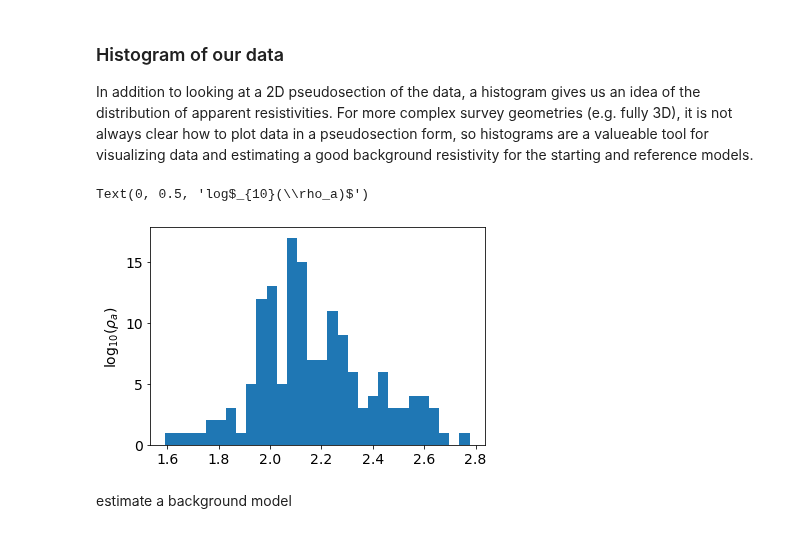
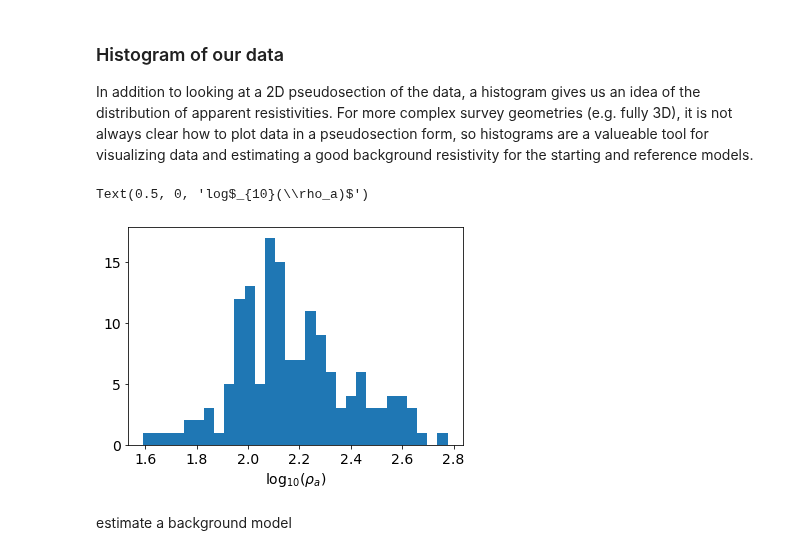
Before and after one commit to simpeg/transform-2020-simpeg, a Jupyter notebook: 1-century-dcip-inversion.ipynb, the cells around one changed output. Drawn from its saved outputs; the diff is of its cells as text; code cells hidden in the pictures.

```diff
--- a/1-century-dcip-inversion.ipynb
+++ b/1-century-dcip-inversion.ipynb
@@ -162,7 +162,6 @@ def read_dcip_data(filename, verbose=True):
         - a_locations: the positive source electrode locations (numpy array)
         - b_locations: the negative source electrode locations (numpy array)
         - m_locations: the receiver locations (list of numpy arrays)
-        - n_locations: the receiver locations (list of numpy arrays)
         - n_locations: the receiver locations (list of numpy arrays)
         - observed_data: observed data (list of numpy arrays)
         - standard_deviations: assigned standard deviations (list of numpy arrays)
@@ -464,10 +463,10 @@ apparent_resistivity = dc.utils.apparent_resistivity(dc_data)
 # %%
 fig, ax = plt.subplots(1, 1)
 out = ax.hist(np.log10(apparent_resistivity), bins=30)
-ax.set_ylabel("log$_{10}(\\rho_a)$")
+ax.set_xlabel("log$_{10}(\\rho_a)$")
 # %% [output]
-Text(0, 0.5, 'log$_{10}(\\rho_a)$')
+Text(0.5, 0, 'log$_{10}(\\rho_a)$')
-[figure, old version]
+[figure, new version]
 # %% [markdown]
 estimate a background model
 # %%
```
Also changed, not shown: parts of 20 cells of this notebook.
